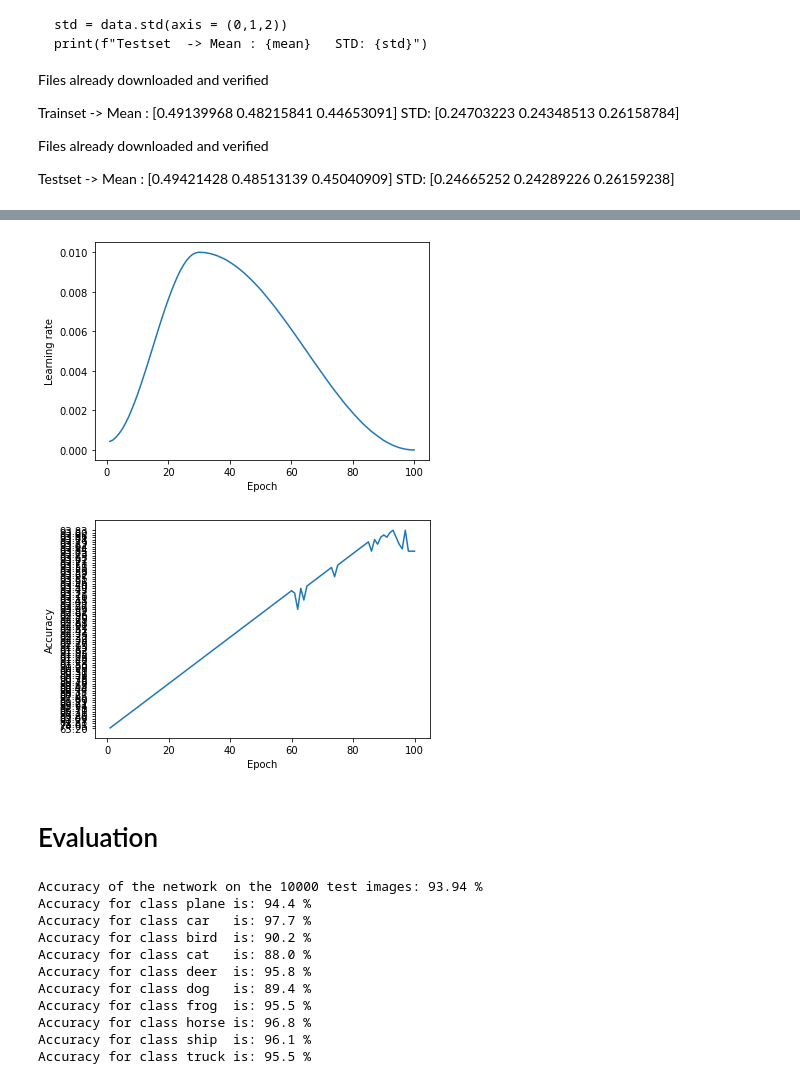
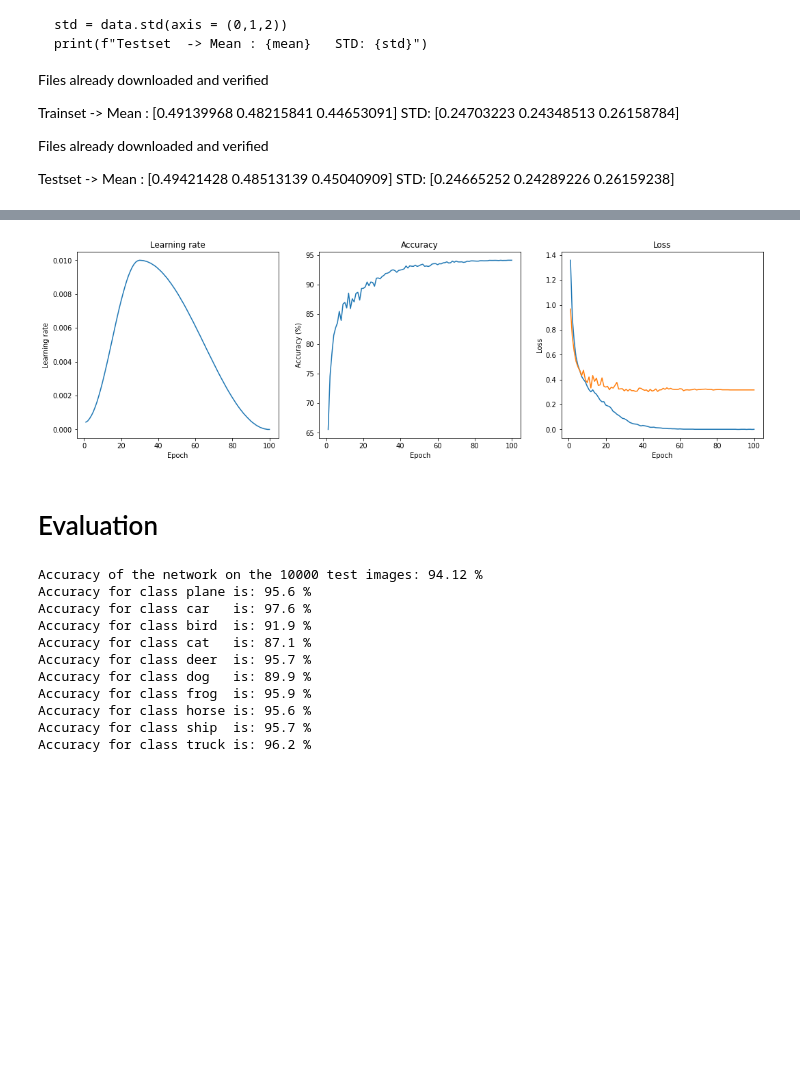
Before and after one commit to BBulMushroom/CIFAR_10_classification, a Jupyter notebook: CNN_Baseline.ipynb, the cells around one changed output, grey strips where cells are left out. Cells and saved outputs as stored; diff of their text form; code cells hidden in the pictures; blank space fills up the shorter version.

```diff
--- a/CNN_Baseline.ipynb
+++ b/CNN_Baseline.ipynb
@@ -292,29 +319,32 @@ print(tabulate(result, headers='keys', tablefmt="fancy_grid"))  # 결과표 출
 # %%
 # plot
 
+plt.figure(figsize = (18,5))
 # learning rate
-ax1 = plt.subplot(3, 1, 1)
+ax1 = plt.subplot(1, 3, 1)
+plt.title('Learning rate')
 plt.plot(result['Epoch'], list(map(float, result['Last lr'])))
 plt.xlabel('Epoch')
 plt.ylabel('Learning rate')
-plt.show()
 
 # accuracy
-ax2 = plt.subplot(3, 1, 2, sharex = ax1)
+ax2 = plt.subplot(1, 3, 2)
+plt.title('Accuracy')
 plt.plot(result['Epoch'], list(map(float, result['Accuracy'])))
 plt.xlabel('Epoch')
 plt.ylabel('Accuracy (%)')
-plt.show()
 
 # Loss
-ax3 = plt.subplot(3, 1, 3, sharex = ax1)
-plt.plot(result['Epoch'], list(map(float, result['Loss'])))
+ax3 = plt.subplot(1, 3, 3)
+plt.title('Loss')
+plt.plot(result['Epoch'], list(map(float, result['Train Loss'])), label='Train Loss')
+plt.plot(result['Epoch'], list(map(float, result['Validation Loss'])), label='Validation Loss')
 plt.xlabel('Epoch')
 plt.ylabel('Loss')
+
 plt.show()
 # %% [output]
-[figure, old version]
+[figure, new version]
-[figure, removed]
 # %% [markdown]
 # Evaluation
 # %%
@@ -332,7 +362,7 @@ correct_pred = {classname: 0 for classname in classes}
 total_pred = {classname: 0 for classname in classes}
 # since we're not training, we don't need to calculate the gradients for our outputs
 with torch.no_grad():
-    for data in testloader:
+    for data in test_loader:
         images, labels = data[0].to(device), data[1].to(device)
         # calculate outputs by running images through the network
         outputs = net(images)
@@ -355,17 +385,17 @@ for classname, correct_count in correct_pred.items():
     print("Accuracy for class {:5s} is: {:.1f} %".format(classname,
                                                    accuracy))
 # %% [output]
-Accuracy of the network on the 10000 test images: 93.94 %
-Accuracy for class plane is: 94.4 %
-Accuracy for class car   is: 97.7 %
-Accuracy for class bird  is: 90.2 %
-Accuracy for class cat   is: 88.0 %
-Accuracy for class deer  is: 95.8 %
-Accuracy for class dog   is: 89.4 %
-Accuracy for class frog  is: 95.5 %
-Accuracy for class horse is: 96.8 %
-Accuracy for class ship  is: 96.1 %
-Accuracy for class truck is: 95.5 %
+Accuracy of the network on the 10000 test images: 94.12 %
+Accuracy for class plane is: 95.6 %
+Accuracy for class car   is: 97.6 %
+Accuracy for class bird  is: 91.9 %
+Accuracy for class cat   is: 87.1 %
+Accuracy for class deer  is: 95.7 %
+Accuracy for class dog   is: 89.9 %
+Accuracy for class frog  is: 95.9 %
+Accuracy for class horse is: 95.6 %
+Accuracy for class ship  is: 95.7 %
+Accuracy for class truck is: 96.2 %
 # %%
 def imshow(img):
     img = img / 2 + 0.5     # unnormalize
```
Also changed, not shown: parts of 4 cells of this notebook.
